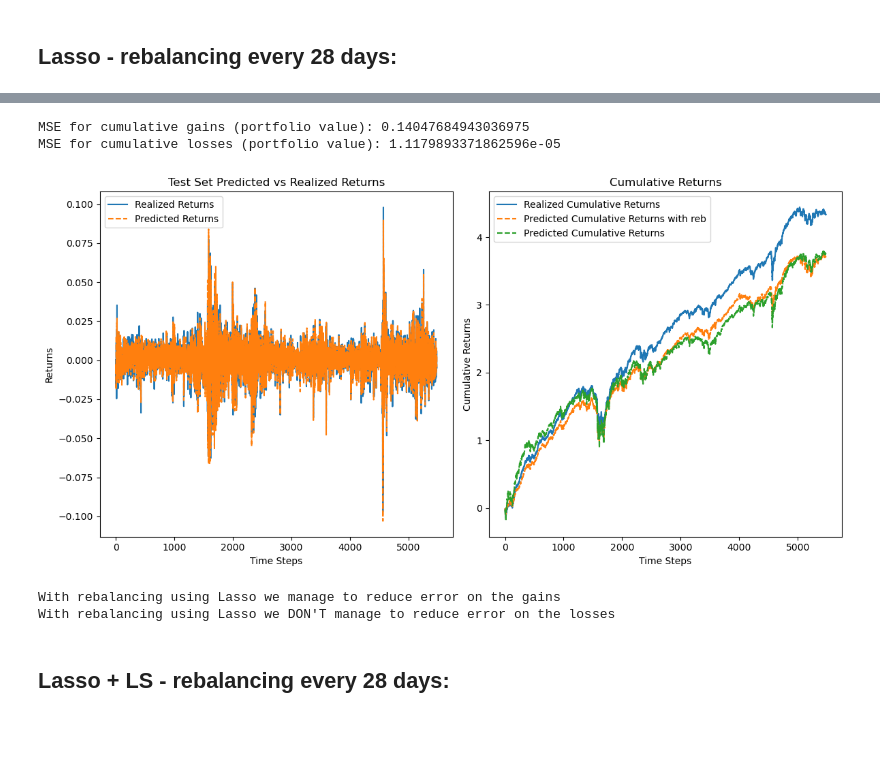
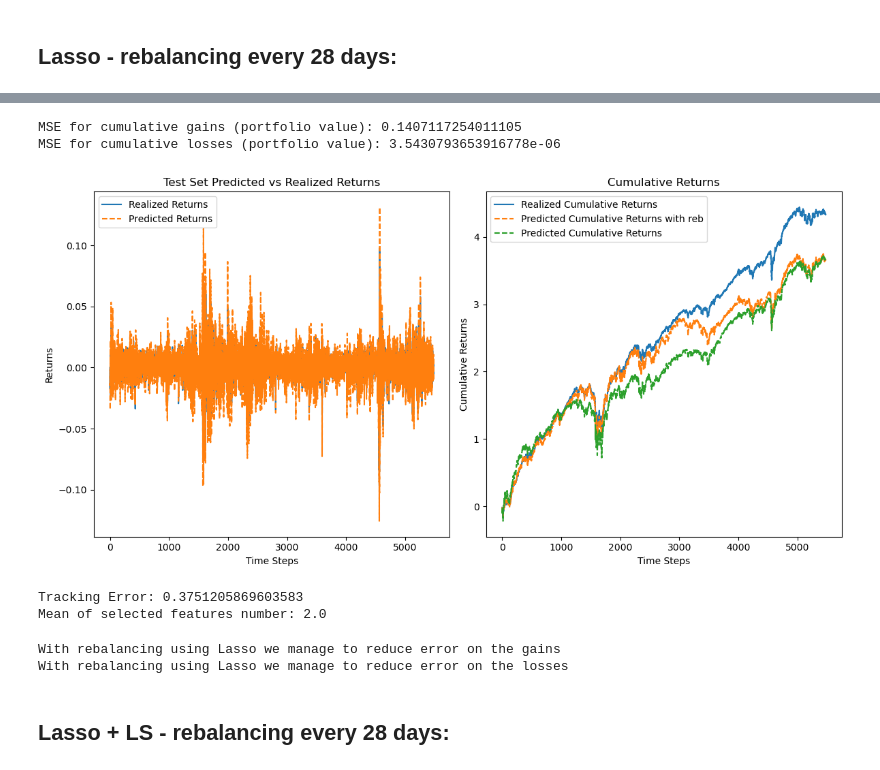
Before and after one commit to alexander-schaller/financial-machine-learning-projects-group2, a Jupyter notebook: SimpleLasso.ipynb, the cells around one changed output, grey strips where cells are left out. Drawn from its saved outputs; the diff is of its cells as text; code cells hidden in the pictures; blank space fills up the shorter version.

Commit message:
update rebalancing

```diff
--- a/SimpleLasso.ipynb
+++ b/SimpleLasso.ipynb
@@ -59,6 +59,10 @@ plt.title('Geometric Brownian Motion Paths')
 plt.show()
 # %% [output]
 [figure]
+# %%
+def compute_mse(y_true, y_pred):
+    mse = np.mean((y_true - y_pred) ** 2)
+    return mse
 # %%
 def generate_index(X):
     rweights = np.random.uniform(0,1,X.shape[1])
@@ -83,7 +87,7 @@ returns = pd.read_csv('Index_Replication_Data/X_USD.csv', index_col=0, header=0,
 returns.dropna(axis=1, inplace=True)
 returns = returns[returns.index.dayofweek < 5]
 
-X = returns[returns.columns[:-100]].values
+X = returns[returns.columns[:-300]].values
 
 index, rweights = generate_index(returns[returns.columns[-100:]])
 Y = index
@@ -349,7 +361,7 @@ for i in range(0, X.shape[0]-split_index, rebalance):
     # --------------------------- PICKING ALPHA:-------------------------------------
 
     folds = int(np.floor(days/28))
-    alpha = np.linspace(10e-9, 5*10e-6, folds * 70)
+    alpha = np.linspace(10e-6, 5*10e-5, folds * 70)
     validation_itr = TimeSeriesSplit(n_splits=folds).split(X_train_h, Y_train_h)
     plot = False
 
@@ -389,7 +401,7 @@ for i in range(0, X.shape[0]-split_index, rebalance):
     lasso_best = regression1(X_train_h, Y_train_h, X_test_h, Y_test_h, best_alpha)
 
     lasso_best = lasso_best / np.sum(lasso_best)
-    print(f"Number of selected features: {np.count_nonzero(lasso_best)}")
+    #print(f"Number of selected features: {np.count_nonzero(lasso_best)}")
 
 
     Y_pred = np.dot(X_test_h, lasso_best)
@@ -442,36 +438,43 @@ print("MSE for cumulative losses (portfolio value):", mse_losses_fin)
 
 # Calculate the drawdown for test set as before
 cum_max = np.maximum.accumulate(cum_returns_pred_final)
 drawdownltest = (cum_returns_pred_final - cum_max)/cum_max
 drawdown_test = np.min(drawdownltest)
 
 
 plt.figure(figsize=(12, 6))
 plt.subplot(1, 2, 1)
 plt.plot(Y_test, label='Realized Returns')
 plt.plot(Y_pred_final, label='Predicted Returns', linestyle='--')
 plt.xlabel('Time Steps')
 plt.ylabel('Returns')
 plt.title('Test Set Predicted vs Realized Returns')
 plt.legend()
 
 # Plot the cumulative returns
 plt.subplot(1, 2, 2)
 plt.plot(cum_returns_real, label='Realized Cumulative Returns')
 plt.plot(cum_returns_pred_final, label='Predicted Cumulative Returns with reb', linestyle='--')
 plt.plot(cum_returns_pred, label='Predicted Cumulative Returns', linestyle='--')
 plt.xlabel('Time Steps')
 plt.ylabel('Cumulative Returns')
 plt.title('Cumulative Returns')
 plt.legend()
 
 # Adjust layout to prevent overlap
 plt.tight_layout()
 plt.show()
+
+tracking_error = np.sqrt(compute_mse(cum_returns_pred_final, cum_returns_real))
+print("Tracking Error:", tracking_error)
+
+# COMPUTE AVERAGE NUMBER OF SELECTED FEATURES
 # %% [output]
-MSE for cumulative gains (portfolio value): 0.14047684943036975
-MSE for cumulative losses (portfolio value): 1.1179893371862596e-05
+MSE for cumulative gains (portfolio value): 0.1407117254011105
+MSE for cumulative losses (portfolio value): 3.5430793653916778e-06
-[figure, old version]
+[figure, new version]
+Tracking Error: 0.3751205869603583
+Mean of selected features number: 2.0
 # %%
 if(mse_gains_fin < mse_gains):
     print("With rebalancing using Lasso we manage to reduce error on the gains")
@@ -484,7 +487,7 @@ else:
     print("With rebalancing using Lasso we DON'T manage to reduce error on the losses")
 # %% [output]
 With rebalancing using Lasso we manage to reduce error on the gains
-With rebalancing using Lasso we DON'T manage to reduce error on the losses
+With rebalancing using Lasso we manage to reduce error on the losses
 # %% [markdown]
 ## Lasso + LS - rebalancing every 28 days:
 # %%
```
Also changed, not shown: parts of 6 cells of this notebook, 1 other file.
